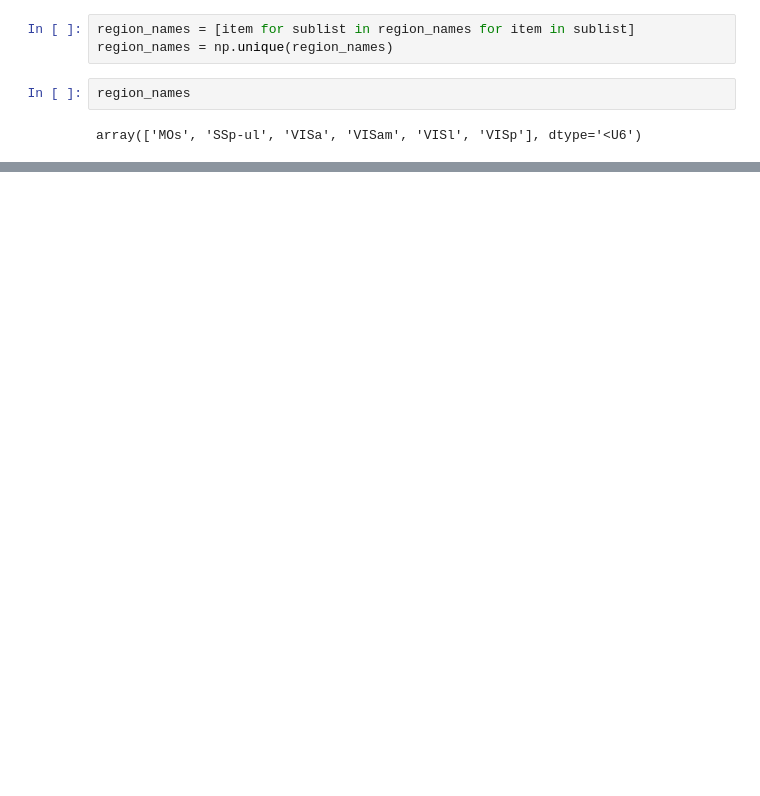
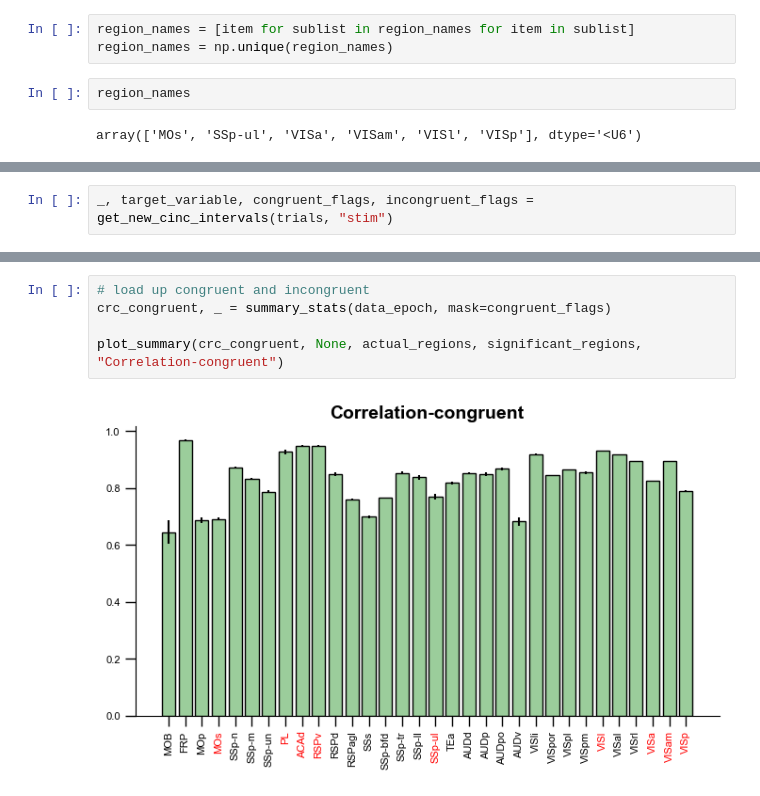
Before and after one commit to debottamKundu/ibl-partial-info-decomp, a Jupyter notebook: notebooks/widefield_pid.ipynb, the cells around one changed output, grey strips where cells are left out. Drawn from its saved outputs; the diff is of its cells as text; blank space fills up the shorter version.

```diff
--- a/notebooks/widefield_pid.ipynb
+++ b/notebooks/widefield_pid.ipynb
@@ -432,0 +487,2 @@ array(['MOs', 'SSp-ul', 'VISa', 'VISam', 'VISl', 'VISp'], dtype='<U6')
+# %%
+_, target_variable, congruent_flags, incongruent_flags = get_new_cinc_intervals(trials, "stim")
@@ -432,0 +495,7 @@ array(['MOs', 'SSp-ul', 'VISa', 'VISam', 'VISl', 'VISp'], dtype='<U6')
+# %%
+# load up congruent and incongruent
+crc_congruent, _ = summary_stats(data_epoch, mask=congruent_flags)
+
+plot_summary(crc_congruent, None, actual_regions, significant_regions, "Correlation-congruent")
+# %% [output]
+[figure, added]
```
Also changed, not shown: parts of 14 cells of this notebook, 8 other files.
